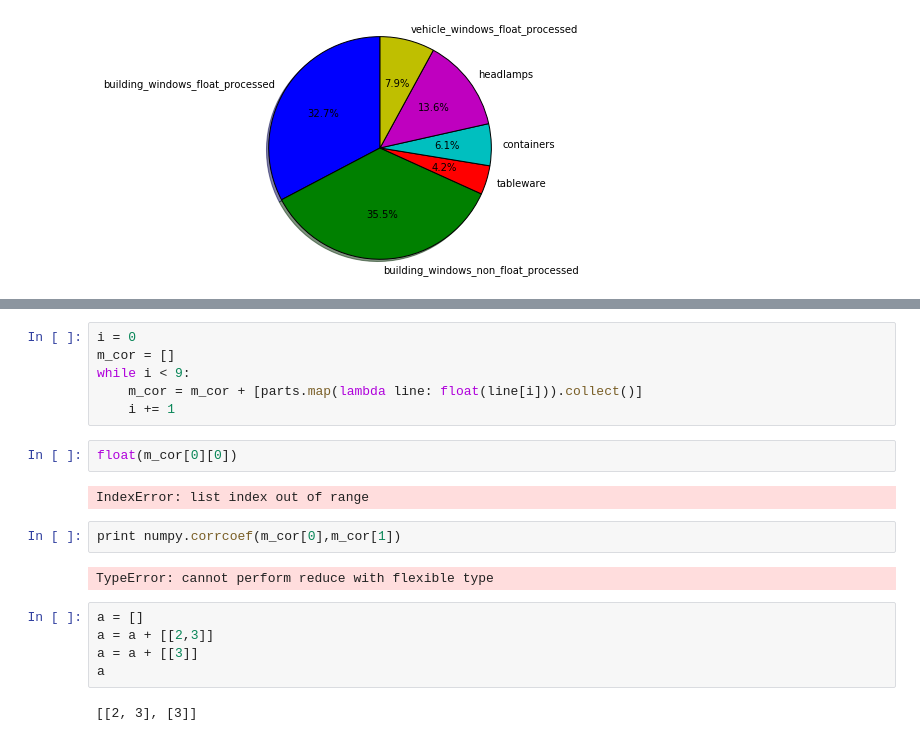
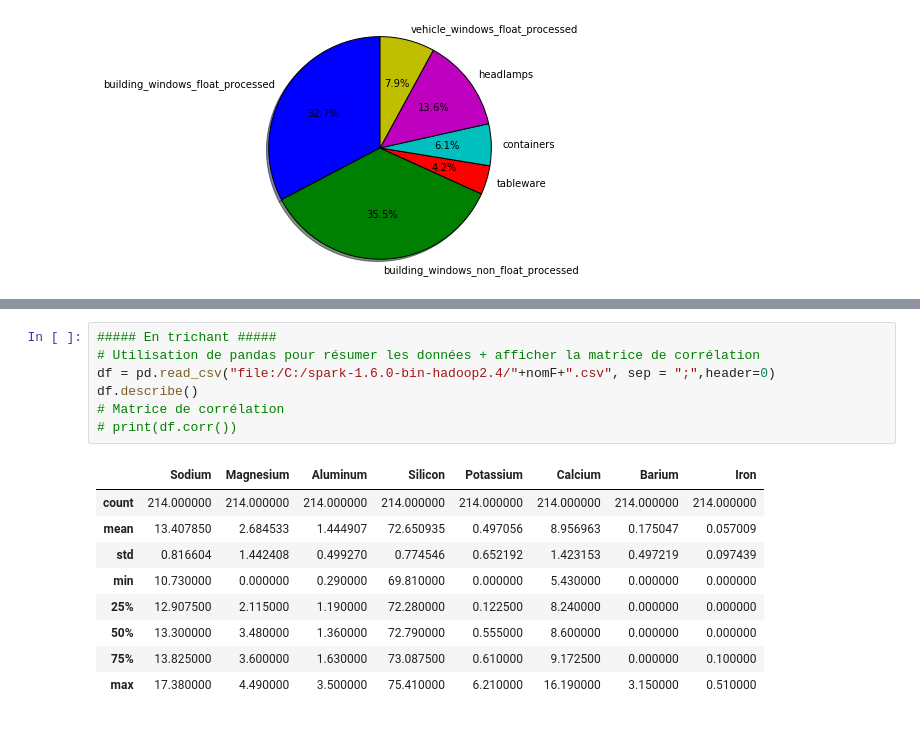
Before and after one commit to noemieSP/ML_Spark, a Jupyter notebook: ML_Spark.ipynb, the cells around one changed output, grey strips where cells are left out. Cells and saved outputs as stored; diff of their text form.

```diff
--- a/ML_Spark.ipynb
+++ b/ML_Spark.ipynb
@@ -71,21 +63,17 @@ print numpy.corrcoef(a,b)
-# %%
-i = 0
-m_cor = []
-while i < 9:
-    m_cor = m_cor + [parts.map(lambda line: float(line[i])).collect()]
-    i += 1
-# %%
-float(m_cor[0][0])
-# %% [output]
-IndexError: list index out of range
-# %%
-print numpy.corrcoef(m_cor[0],m_cor[1])
-# %% [output]
-TypeError: cannot perform reduce with flexible type
-# %%
-a = []
-a = a + [[2,3]]
-a = a + [[3]]
-a
-# %% [output]
-[[2, 3], [3]]
+# %%
+##### En trichant #####
+# Utilisation de pandas pour résumer les données + afficher la matrice de corrélation
+df = pd.read_csv("file:/C:/spark-1.6.0-bin-hadoop2.4/"+nomF+".csv", sep = ";",header=0)
+df.describe()
+# Matrice de corrélation
+# print(df.corr())
+# %% [output]
+|  | Sodium | Magnesium | Aluminum | Silicon | Potassium | Calcium | Barium | Iron |
+| count | 214.000000 | 214.000000 | 214.000000 | 214.000000 | 214.000000 | 214.000000 | 214.000000 | 214.000000 |
+| mean | 13.407850 | 2.684533 | 1.444907 | 72.650935 | 0.497056 | 8.956963 | 0.175047 | 0.057009 |
+| std | 0.816604 | 1.442408 | 0.499270 | 0.774546 | 0.652192 | 1.423153 | 0.497219 | 0.097439 |
+| min | 10.730000 | 0.000000 | 0.290000 | 69.810000 | 0.000000 | 5.430000 | 0.000000 | 0.000000 |
+| 25% | 12.907500 | 2.115000 | 1.190000 | 72.280000 | 0.122500 | 8.240000 | 0.000000 | 0.000000 |
+| 50% | 13.300000 | 3.480000 | 1.360000 | 72.790000 | 0.555000 | 8.600000 | 0.000000 | 0.000000 |
+| 75% | 13.825000 | 3.600000 | 1.630000 | 73.087500 | 0.610000 | 9.172500 | 0.000000 | 0.100000 |
+| max | 17.380000 | 4.490000 | 3.500000 | 75.410000 | 6.210000 | 16.190000 | 3.150000 | 0.510000 |
```
Also changed, not shown: parts of 13 cells of this notebook, 3 other files.
